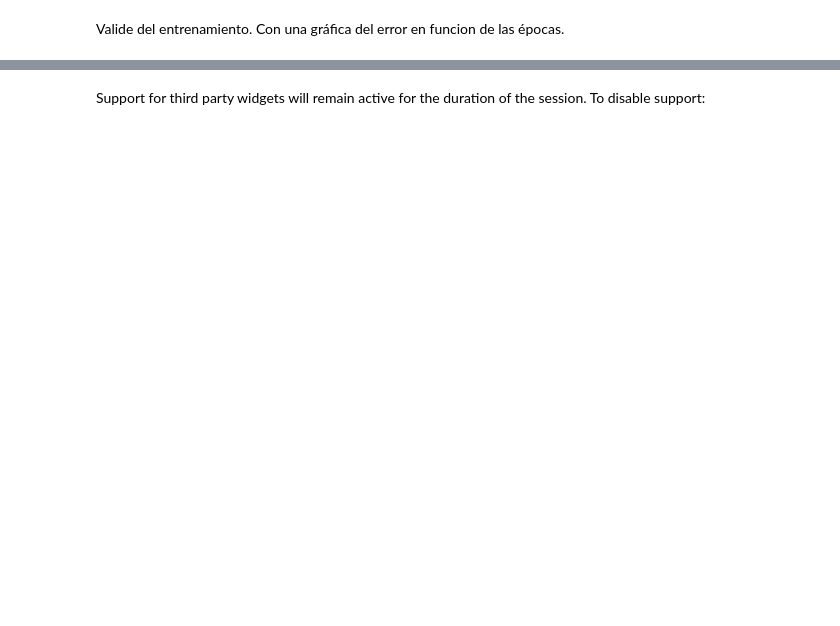
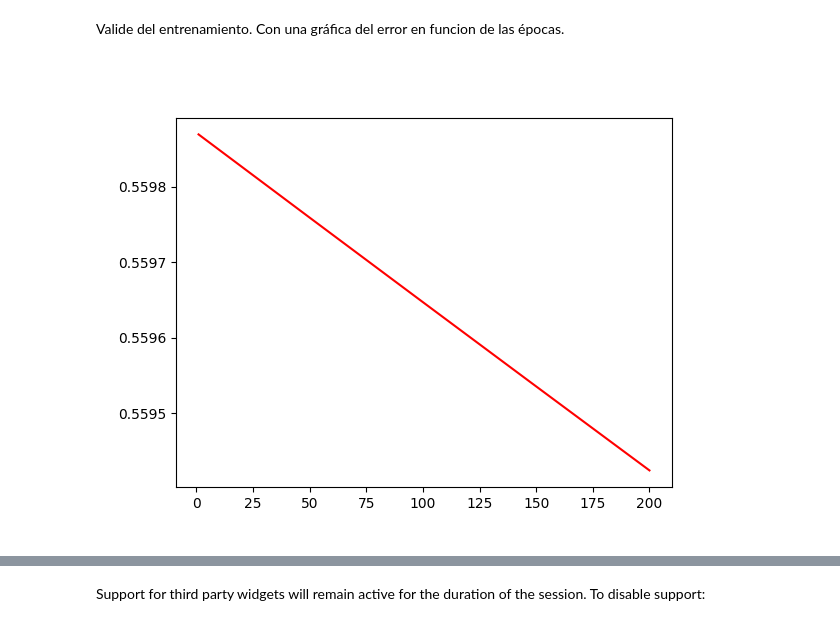
Before and after one commit to AndyMine12/practicasIA, a Jupyter notebook: Proyecto 1 - Forero Madera.ipynb, the cells around one changed output, grey strips where cells are left out. Drawn from its saved outputs; the diff is of its cells as text; code cells hidden in the pictures; blank space fills up the shorter version.

Commit message:
Train model, graph error v epochs, graph test data v predictions

```diff
--- a/Proyecto 1 - Forero Madera.ipynb
+++ b/Proyecto 1 - Forero Madera.ipynb
@@ -73,26 +92,26 @@ Implemente las derivadas del error respecto a los parámetros w y b:
 # %%
 #Returns list as follows: w11, w12, w21, w22, w31, w32, b1, b2, b3
 #To-do make derivative of activation an injectable parameter instead of fixed
-def get_derivatives(X:tuple[float, float], y:float, y_pred:float, Z:tuple[float,float,float], A:tuple[float,float]) -> list[float]:
+def get_derivatives(X:tuple[float, float], y:float, y_pred:float, Z:tuple[float,float,float], A:tuple[float,float], deriv_activation_func: Callable[[float], float]) -> list[float]:
   global w1, w2, w3, b1, b2, b3
   dE_w31 = (-1)*(y - y_pred)*(y_pred)*(1 - y_pred)*A[0]
   dE_w32 = (-1)*(y - y_pred)*(y_pred)*(1 - y_pred)*A[1]
   dE_b3 = (-1)*(y - y_pred)*(y_pred)*(1 - y_pred)*1
-  dE_w21 = ( (-1)*(y - y_pred)*(y_pred)*(1 - y_pred) ) * (w3[1]) * dsigmoid(Z[1]) * X[0]
-  dE_w22 = ( (-1)*(y - y_pred)*(y_pred)*(1 - y_pred) ) * (w3[1]) * dsigmoid(Z[1]) * X[1]
-  dE_b2 = ( (-1)*(y - y_pred)*(y_pred)*(1 - y_pred) ) * (w3[1]) * dsigmoid(Z[1]) * 1
-  dE_w11 = ( (-1)*(y - y_pred)*(y_pred)*(1 - y_pred) ) * (w3[0]) * dsigmoid(Z[0]) * X[0]
-  dE_w12 = ( (-1)*(y - y_pred)*(y_pred)*(1 - y_pred) ) * (w3[0]) * dsigmoid(Z[0]) * X[1]
-  dE_b1 = ( (-1)*(y - y_pred)*(y_pred)*(1 - y_pred) ) * (w3[0]) * dsigmoid(Z[0]) * 1
+  dE_w21 = ( (-1)*(y - y_pred)*(y_pred)*(1 - y_pred) ) * (w3[1]) * deriv_activation_func(Z[1]) * X[0]
+  dE_w22 = ( (-1)*(y - y_pred)*(y_pred)*(1 - y_pred) ) * (w3[1]) * deriv_activation_func(Z[1]) * X[1]
+  dE_b2 = ( (-1)*(y - y_pred)*(y_pred)*(1 - y_pred) ) * (w3[1]) * deriv_activation_func(Z[1]) * 1
+  dE_w11 = ( (-1)*(y - y_pred)*(y_pred)*(1 - y_pred) ) * (w3[0]) * deriv_activation_func(Z[0]) * X[0]
+  dE_w12 = ( (-1)*(y - y_pred)*(y_pred)*(1 - y_pred) ) * (w3[0]) * deriv_activation_func(Z[0]) * X[1]
+  dE_b1 = ( (-1)*(y - y_pred)*(y_pred)*(1 - y_pred) ) * (w3[0]) * deriv_activation_func(Z[0]) * 1
   result = [dE_w11, dE_w12, dE_w21, dE_w22, dE_w31, dE_w32, dE_b1, dE_b2, dE_b3]
   return result
 # %% [markdown]
 Implemente la correción de los parámetros:
 # %%
 #NOTE. This will modify global weights and biases according to last forward pass
-def backward_pass(error:float, learn_rate:float, input:list[float], y:float, y_pred:float, Z:tuple[float,float,float], A:tuple[float,float]):
+def backward_pass(error:float, learn_rate:float, input:list[float], y:float, y_pred:float, Z:tuple[float,float,float], A:tuple[float,float], deriv_activation_func: Callable[[float], float]):
   global w1, w2, w3, b1, b2, b3
-  derivatives = get_derivatives(tuple(input), y, y_pred, Z, A)
+  derivatives = get_derivatives(tuple(input), y, y_pred, Z, A, deriv_activation_func)
   w1 = (w1[0] - learn_rate * derivatives[0], w1[1] - learn_rate * derivatives[1])
   w2 = (w2[0] - learn_rate * derivatives[2], w2[1] - learn_rate * derivatives[3])
   w3 = (w3[0] - learn_rate * derivatives[4], w3[1] - learn_rate * derivatives[5])
@@ -108,3 +192,10 @@ Use el esquema de "Retropropagación" para entrenar la red.
 # %% [markdown]
 Valide del entrenamiento. Con una gráfica del error en funcion de las épocas.
+# %%
+# Gráfica Error vs. Épocas
+grafica = plt.figure().add_subplot()
+grafica.plot(errorList[0], errorList[1], color = "red")
+plt.show()
+# %% [output]
+[figure, added]
 # %%
```
Also changed, not shown: parts of 8 cells of this notebook.
